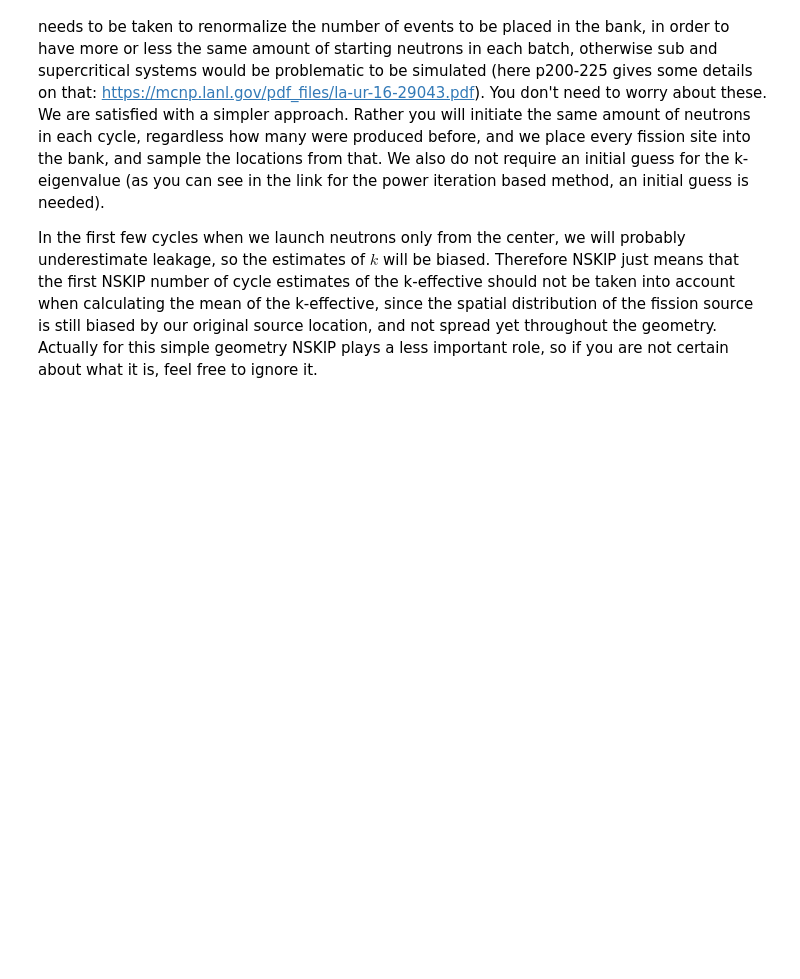
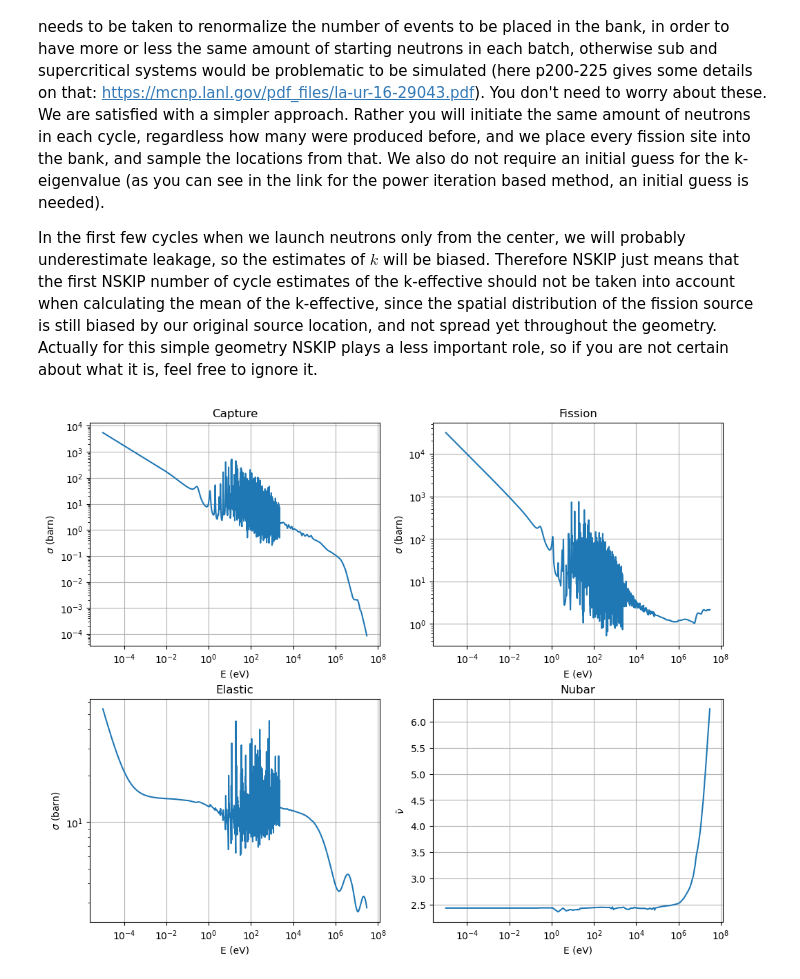
Before and after one commit to Ben0-0/IAEA_Reactor-Physics, a Jupyter notebook: HomeAssignments/HA2/HA2-2.ipynb, the cells around one changed output. Saved outputs shown, nothing was run; the diff lists cells and outputs as text; code cells hidden in the pictures; blank space fills up the shorter version.

```diff
--- a/HomeAssignments/HA2/HA2-2.ipynb
+++ b/HomeAssignments/HA2/HA2-2.ipynb
@@ -63,0 +115,19 @@ def run(R,NGEN,NPG,NSKIP):
+# %%
+fig, ax = plt.subplots(2,2, figsize = (10,8), constrained_layout = True)
+ax[0,0].loglog(capture_e,capture_sig)
+ax[0,0].set(title = "Capture", xlabel = "E (eV)", ylabel = "$\\sigma$ (barn)")
+
+ax[1,0].loglog(elastic_e,elastic_sig)
+ax[1,0].set(title = "Elastic", xlabel = "E (eV)", ylabel = "$\\sigma$ (barn)")
+
+ax[0,1].loglog(fission_e,fission_sig)
+ax[0,1].set(title = "Fission", xlabel = "E (eV)", ylabel = "$\\sigma$ (barn)")
+
+ax[1,1].semilogx(nu_e,nu_nubar)
+ax[1,1].set(title = "Nubar", xlabel = "E (eV)", ylabel = "$\\bar\\nu$")
+
+for a in ax.flat:
+    a.grid(True)
+plt.show()
+# %% [output]
+[figure, added]
```
Also changed, not shown: parts of 2 cells of this notebook.
